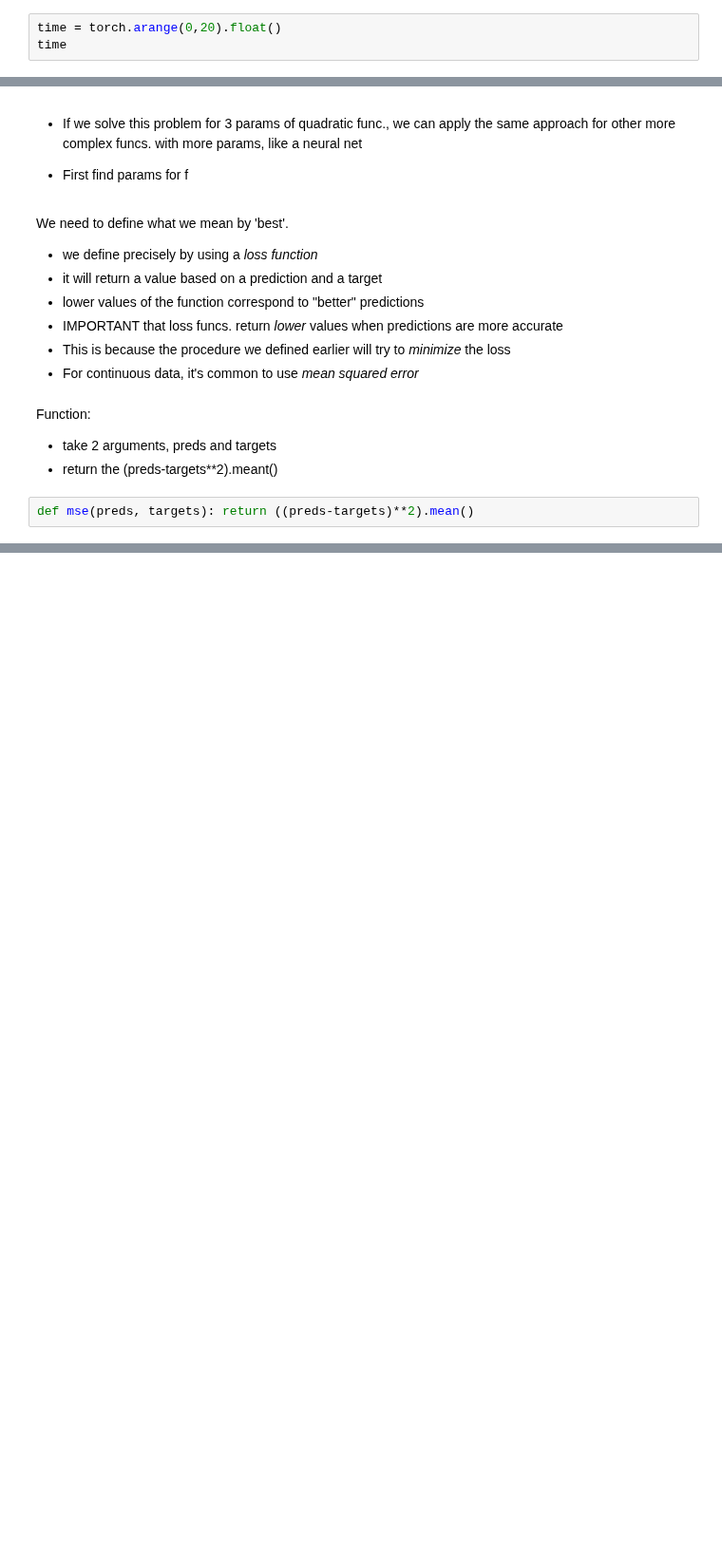
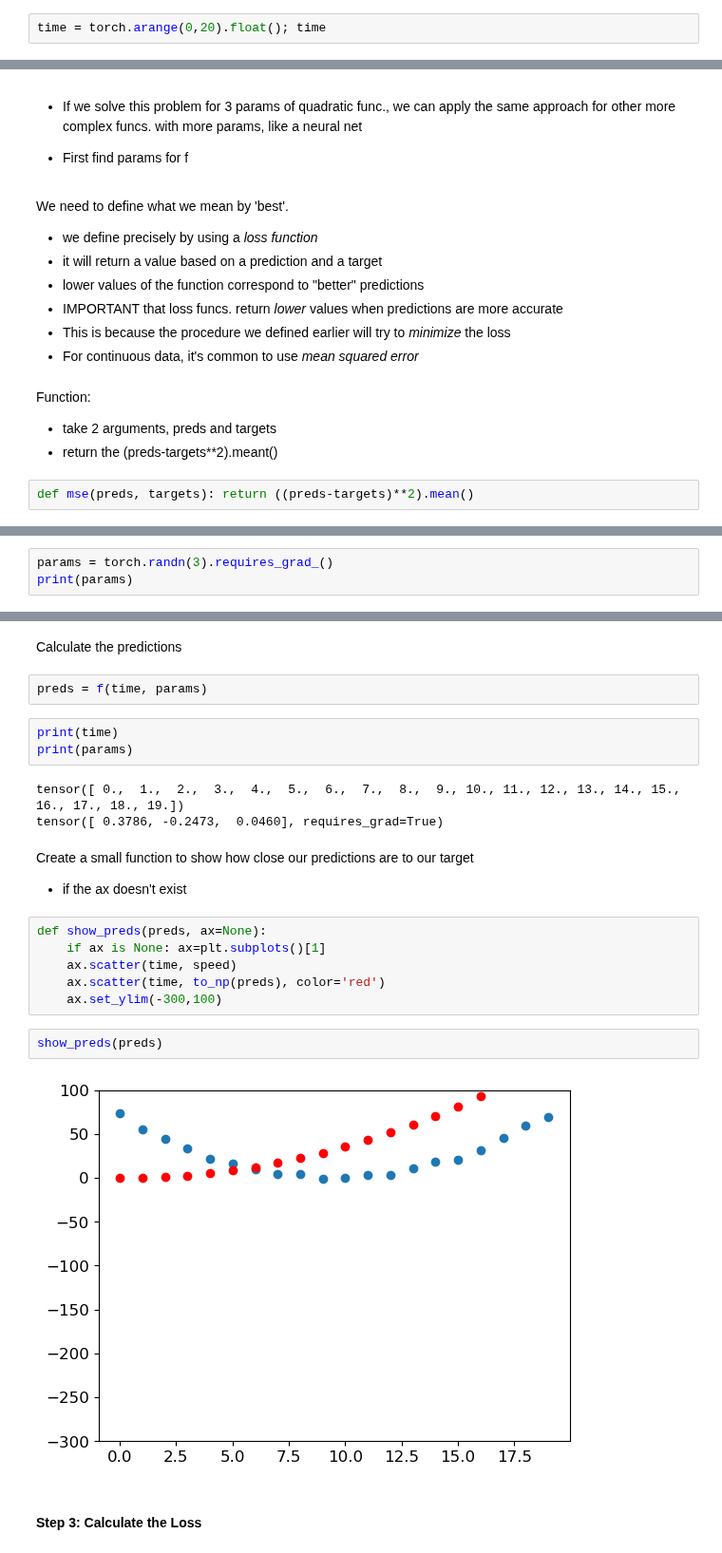
Before and after one commit to peterbull/deep-learning-projects, a Jupyter notebook: 04_ch.ipynb, the cells around one changed output, grey strips where cells are left out. Shown at 95% size. Saved outputs shown, nothing was run; the diff lists cells and outputs as text; blank space fills up the shorter version.

```diff
--- a/04_ch.ipynb
+++ b/04_ch.ipynb
@@ -1004,7 +1004,6 @@ Starting with a simple, synthetic, example model
 # %% [markdown]
 If you measured manually it would look like below:
 # %%
-time = torch.arange(0,20).float()
-time
+time = torch.arange(0,20).float(); time
 # %% [output]
 tensor([ 0.,  1.,  2.,  3.,  4.,  5.,  6.,  7.,  8.,  9., 10., 11., 12., 13., 14., 15., 16., 17., 18., 19.])
@@ -1068,0 +1068,3 @@ def mse(preds, targets): return ((preds-targets)**2).mean()
+# %%
+params = torch.randn(3).requires_grad_()
+print(params)
@@ -1068,0 +1079,25 @@ def mse(preds, targets): return ((preds-targets)**2).mean()
+# %% [markdown]
+Calculate the predictions
+# %%
+preds = f(time, params)
+# %%
+print(time)
+print(params)
+# %% [output]
+tensor([ 0.,  1.,  2.,  3.,  4.,  5.,  6.,  7.,  8.,  9., 10., 11., 12., 13., 14., 15., 16., 17., 18., 19.])
+tensor([ 0.3786, -0.2473,  0.0460], requires_grad=True)
+# %% [markdown]
+Create a small function to show how close our predictions are to our target
+- if the ax doesn't exist
+# %%
+def show_preds(preds, ax=None):
+    if ax is None: ax=plt.subplots()[1]
+    ax.scatter(time, speed)
+    ax.scatter(time, to_np(preds), color='red')
+    ax.set_ylim(-300,100)
+# %%
+show_preds(preds)
+# %% [output]
+[figure, added]
+# %% [markdown]
+#### Step 3: Calculate the Loss
```
Also changed, not shown: parts of 19 cells of this notebook.
